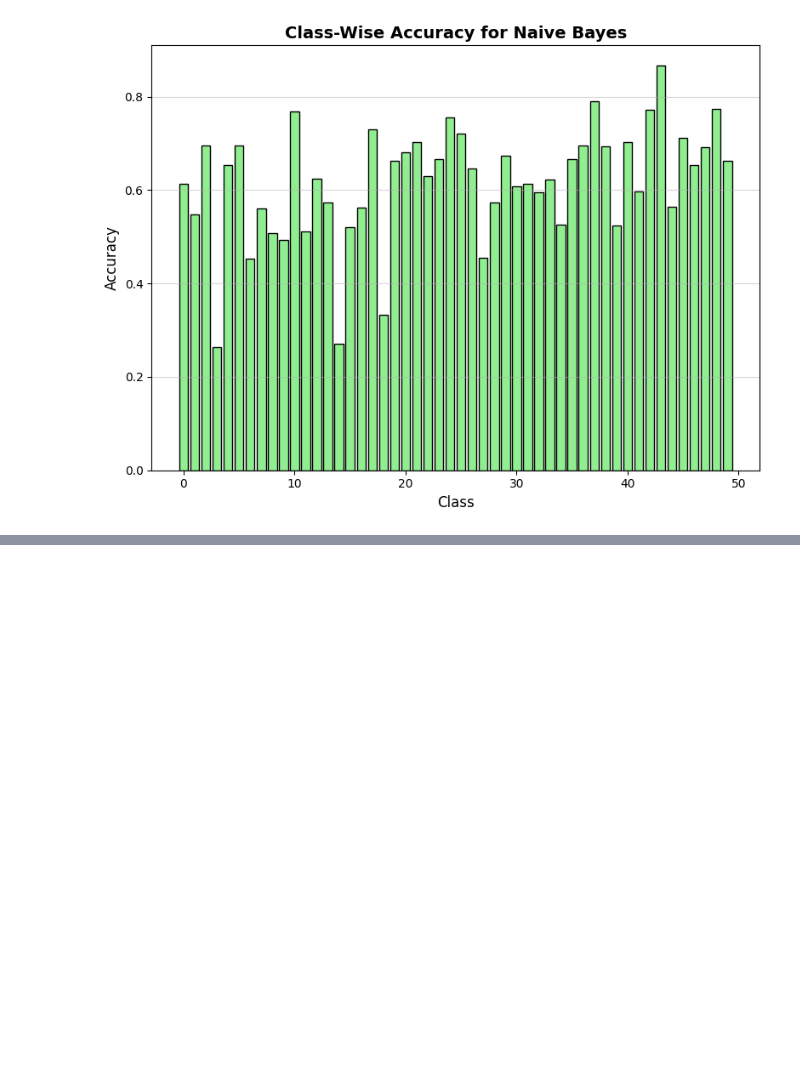
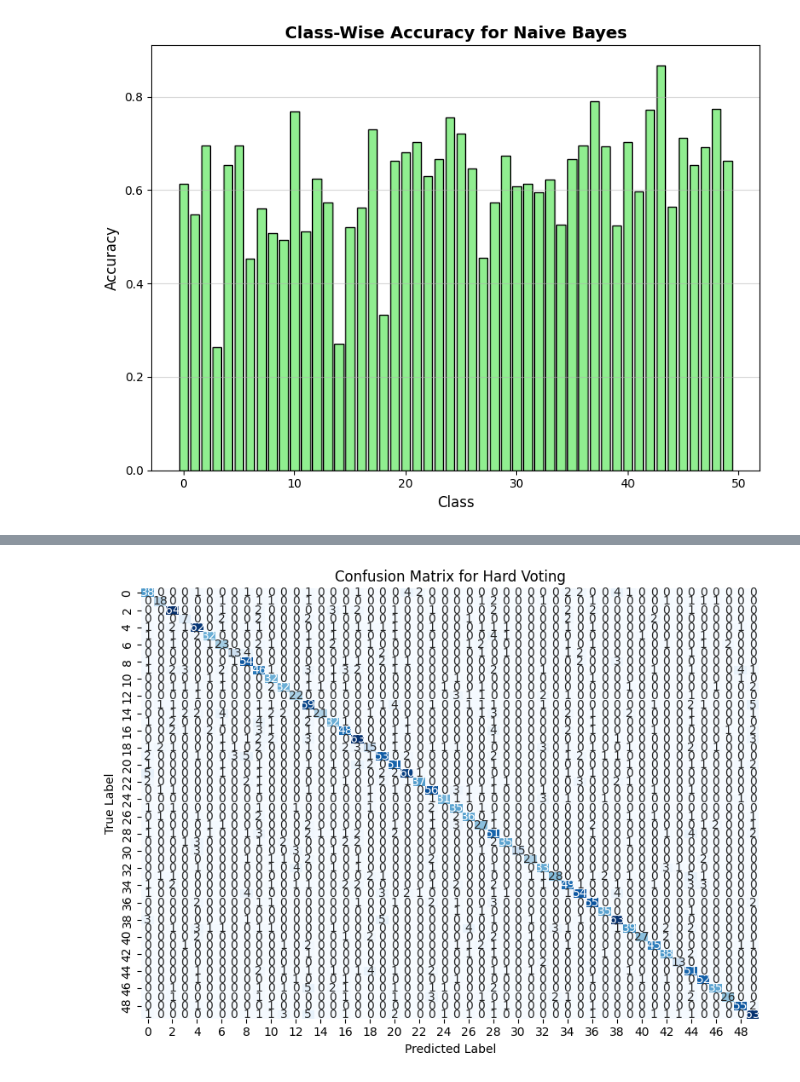
Before and after one commit to atanukayal/prmlproject, a Jupyter notebook: preprocessing.ipynb, the cells around one changed output, grey strips where cells are left out. Drawn from its saved outputs; the diff is of its cells as text; code cells hidden in the pictures; blank space fills up the shorter version.

```diff
--- a/preprocessing.ipynb
+++ b/preprocessing.ipynb
@@ -1446,0 +1504,91 @@ plt.show()
+# %%
+from sklearn.ensemble import VotingClassifier
+from sklearn.metrics import accuracy_score
+from sklearn.tree import DecisionTreeClassifier
+from sklearn.ensemble import RandomForestClassifier
+from sklearn.svm import SVC
+from sklearn.neighbors import KNeighborsClassifier
+from sklearn.linear_model import LogisticRegression, Perceptron
+from sklearn.naive_bayes import GaussianNB
+from xgboost import XGBClassifier
+
+# Define individual models
+dt = DecisionTreeClassifier(max_depth=10, random_state=42)
+rf = RandomForestClassifier(n_estimators=200, max_depth=30, min_samples_leaf=2, min_samples_split=5, random_state=42)
+svm = SVC(kernel='rbf', random_state=42)  # Use `probability=True` for soft voting
+knn = KNeighborsClassifier(n_neighbors=12, weights='uniform', metric='euclidean')
+lr = LogisticRegression(max_iter=1000, random_state=42)
+xgb = XGBClassifier(objective='multi:softprob', num_class=len(set(y_train)), eval_metric='mlogloss', random_state=42)
+nb = GaussianNB()
+perceptron = Perceptron(max_iter=1000, tol=1e-3, random_state=42)
+
+# Define the ANN model (PyTorch-based)
+class ANNModel(nn.Module):
+    def __init__(self, input_size, hidden_size, num_classes):
+        super(ANNModel, self).__init__()
+        self.fc1 = nn.Linear(input_size, hidden_size)
+        self.relu = nn.ReLU()
+        self.fc2 = nn.Linear(hidden_size, hidden_size)
+        self.relu2 = nn.ReLU()
+        self.fc3 = nn.Linear(hidden_size, num_classes)
+
+    def forward(self, x):
+        x = self.fc1(x)
+        x = self.relu(x)
+        x = self.fc2(x)
+        x = self.relu2(x)
+        x = self.fc3(x)
+        return x
+
+# Load the trained ANN model
+input_size = X_train.shape[1]
+hidden_size = 64
+num_classes = len(set(y_train))
+ann_model = ANNModel(input_size, hidden_size, num_classes)
+ann_model.load_state_dict(torch.load("saved_models/ann_model.pth"))
+ann_model.eval()
+
+# Define a wrapper for the ANN model to use it in VotingClassifier
+from sklearn.base import BaseEstimator, ClassifierMixin
+
+class ANNWrapper(BaseEstimator, ClassifierMixin):
+    def __init__(self, model):
+        self.model = model
+
+    def fit(self, X, y):
+        # ANN is already trained, so no fitting is needed
+        return self
+
+    def predict(self, X):
+        with torch.no_grad():
+            X_tensor = torch.tensor(X, dtype=torch.float32)
+            outputs = self.model(X_tensor)
+            return torch.argmax(outputs, axis=1).numpy()
+
+# Wrap the ANN model
+ann = ANNWrapper(ann_model)
+
+# Create a Voting Classifier (Majority Voting)
+voting_clf = VotingClassifier(
+    estimators=[
+        ('DecisionTree', dt),
+        ('RandomForest', rf),
+        ('SVM', svm),
+        ('KNN', knn),
+        ('LogisticRegression', lr),
+        ('XGBoost', xgb),
+        ('NaiveBayes', nb),
+        ('Perceptron', perceptron),
+        ('ANN', ann)
+    ],
+    voting='hard'  # Use 'hard' for majority voting
+)
+
+# Train the ensemble model
+voting_clf.fit(X_train, y_train)
+
+# Evaluate the ensemble model
+y_pred = voting_clf.predict(X_test)
+accuracy = accuracy_score(y_test, y_pred)
+print(f"Voting Classifier Accuracy: {accuracy:.4f}")
+# %% [output]
@@ -1446,0 +1619 @@ plt.show()
+[figure, added]
```
Also changed, not shown: parts of 13 cells of this notebook.
